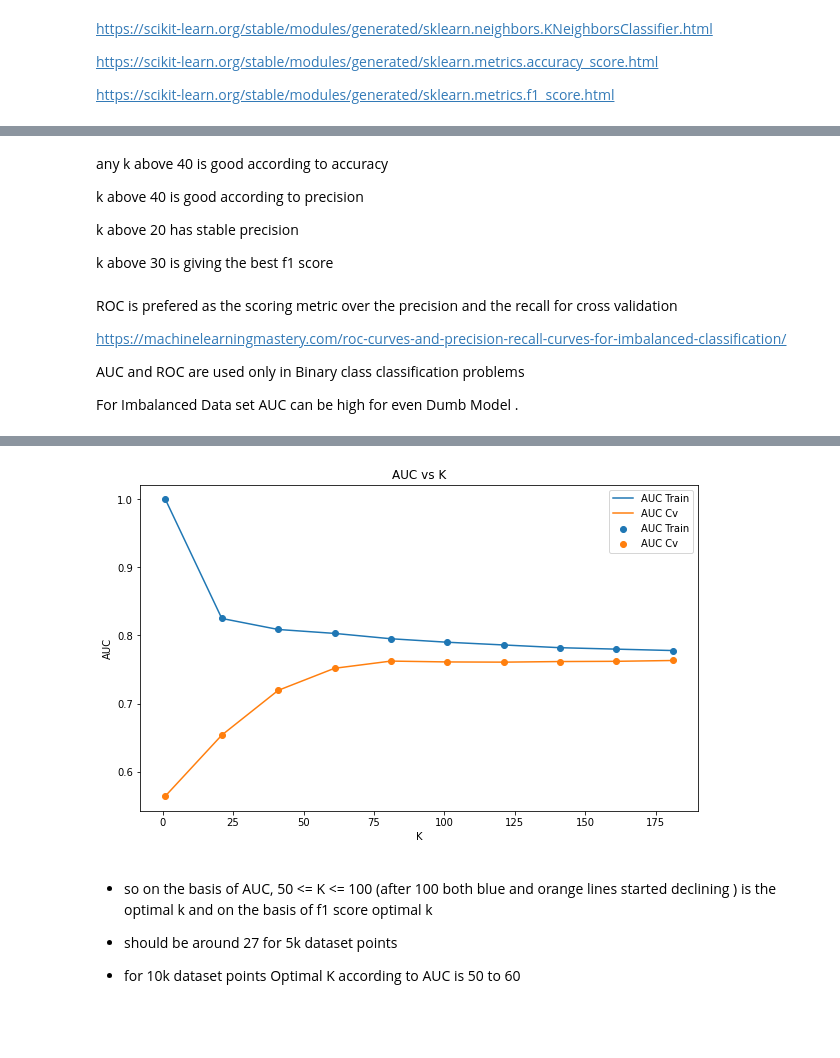
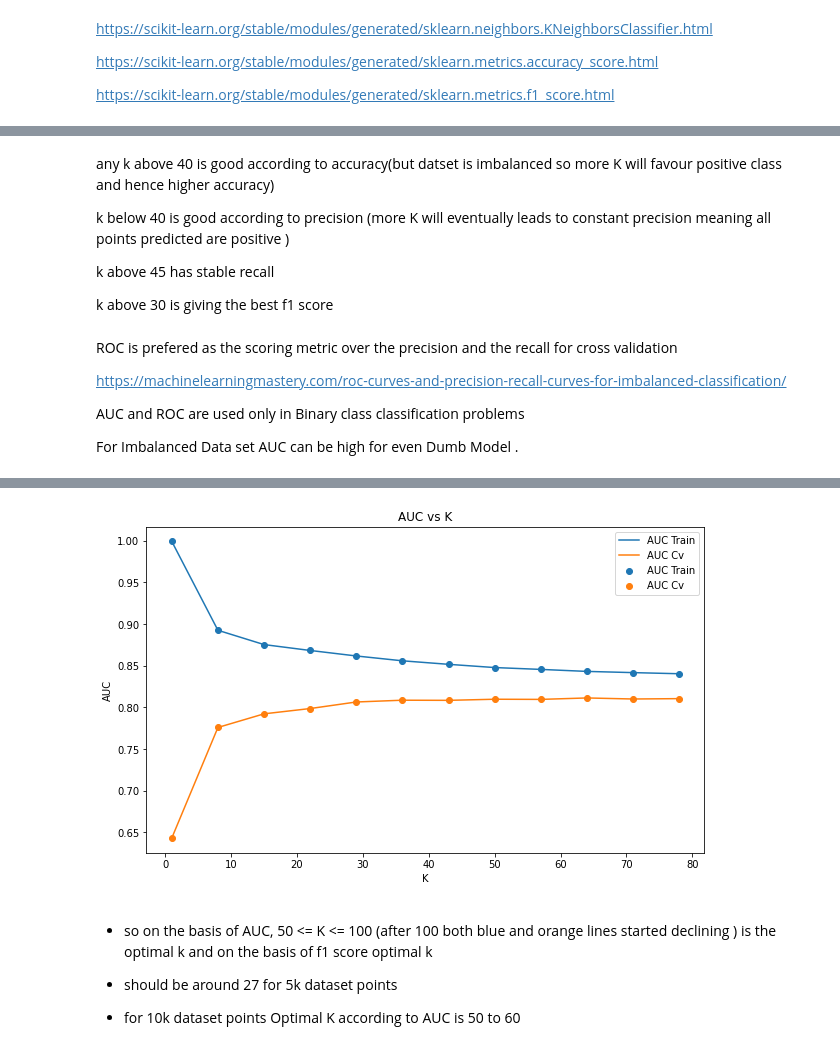
Before and after one commit to Dummy-Bug/Amazon-Fine-Food-Reviews, a Jupyter notebook: Amazon_Fine_Food_Reviews_using_KNN_.ipynb, the cells around one changed output, grey strips where cells are left out. Cells and saved outputs as stored; diff of their text form; code cells hidden in the pictures; blank space fills up the shorter version.

```diff
--- a/Amazon_Fine_Food_Reviews_using_KNN_.ipynb
+++ b/Amazon_Fine_Food_Reviews_using_KNN_.ipynb
@@ -415,7 +430,7 @@ https://scikit-learn.org/stable/modules/generated/sklearn.model_selection.train_
 # %%
 from sklearn.model_selection import train_test_split
 
-X_train, X_test, Y_train, Y_test = train_test_split(X,y,test_size = 0.33,random_state=42)
+X_train, X_test, Y_train, Y_test = train_test_split(X,y,test_size = 0.33,random_state=42,stratify=y)
 # %%
 print("size of X_train = ",len(X_train),type(X_train))
 print("size of X_test  = ",len(X_test), type(X_test))
@@ -429,7 +444,7 @@ size of Y_test  =  6387 <class 'numpy.ndarray'>
 # %% [markdown]
 <h3> Cross Validation
 # %%
-X_train,X_cv,Y_train,Y_cv = train_test_split(X_train,Y_train,test_size = 0.33,random_state=42)
+X_train,X_cv,Y_train,Y_cv = train_test_split(X_train,Y_train,test_size = 0.33,random_state=42,stratify = Y_train)
 # %%
 print("size of X_train = ",len(X_train),type(X_train))
 print("size of X_cv    = ",len(X_cv),   type(X_cv))
@@ -515,9 +530,9 @@ recall_list    = []
 f1_Score_list  = []
 k_list         = []
 
-for i in tqdm(range(1,220,16)):
+for i in tqdm(range(1,80,8)):
 
-  knn = KNeighborsClassifier(n_neighbors = i, algorithm = 'brute',n_jobs = -1)
+  knn = KNeighborsClassifier(n_neighbors = i, algorithm = 'brute',n_jobs = -1,metric = 'cosine')
 
   knn.fit(BOW_X_train,Y_train) # fitting the model in BOW training data
   pred = knn.predict(BOW_X_cv) # predicting the labels of cross validation data
@@ -641,9 +649,9 @@ Text(0, 0.5, 'f1_Score')
 # %% [markdown]
-any k above 40 is good according to accuracy
+any k above 40 is good according to accuracy(but datset is imbalanced so more K will favour positive class and hence higher accuracy)
 
-k above 40 is good according to precision
+k below 40 is good according to precision (more K will eventually leads to constant precision meaning all points predicted are positive )
 
-k above 20 has stable precision
+k above 45 has stable recall
 
 k above 30 is giving the best f1 score
 # %% [markdown]
@@ -659,17 +667,14 @@ For Imbalanced Data set AUC can be high for even Dumb Model .
 %time
 from sklearn.metrics import roc_auc_score
 from sklearn.neighbors import KNeighborsClassifier
-from sklearn.metrics import   accuracy_score
-from sklearn.metrics import   precision_score
-from sklearn.metrics import   recall_score
-from sklearn.metrics import   f1_score
+
 auc_cv    = []
 auc_train = []
-k         = list(range(1,200,20) )
+k         = list(range(1,85,7) )
 
-for i in tqdm(range(1,200,20)):
+for i in tqdm(range(1,85,7)):
 
-  knn = KNeighborsClassifier(n_neighbors = i, algorithm = 'brute',n_jobs = -1)
+  knn = KNeighborsClassifier(n_neighbors = i, algorithm = 'brute',n_jobs = -1,metric = 'cosine')
 
   knn.fit(BOW_X_train,Y_train)
   y_hat = knn.predict_proba(BOW_X_cv) # predict probabilities.
@@ -701,4 +706,4 @@ Wall time: 6.91 µs
-[figure, old version]
+[figure, new version]
 # %% [markdown]
 * so on the basis of AUC, 50 <= K <= 100 (after 100 both blue and orange lines
 started declining ) is the  optimal k and on the basis of f1 score optimal k
```
Also changed, not shown: parts of 62 cells of this notebook.
